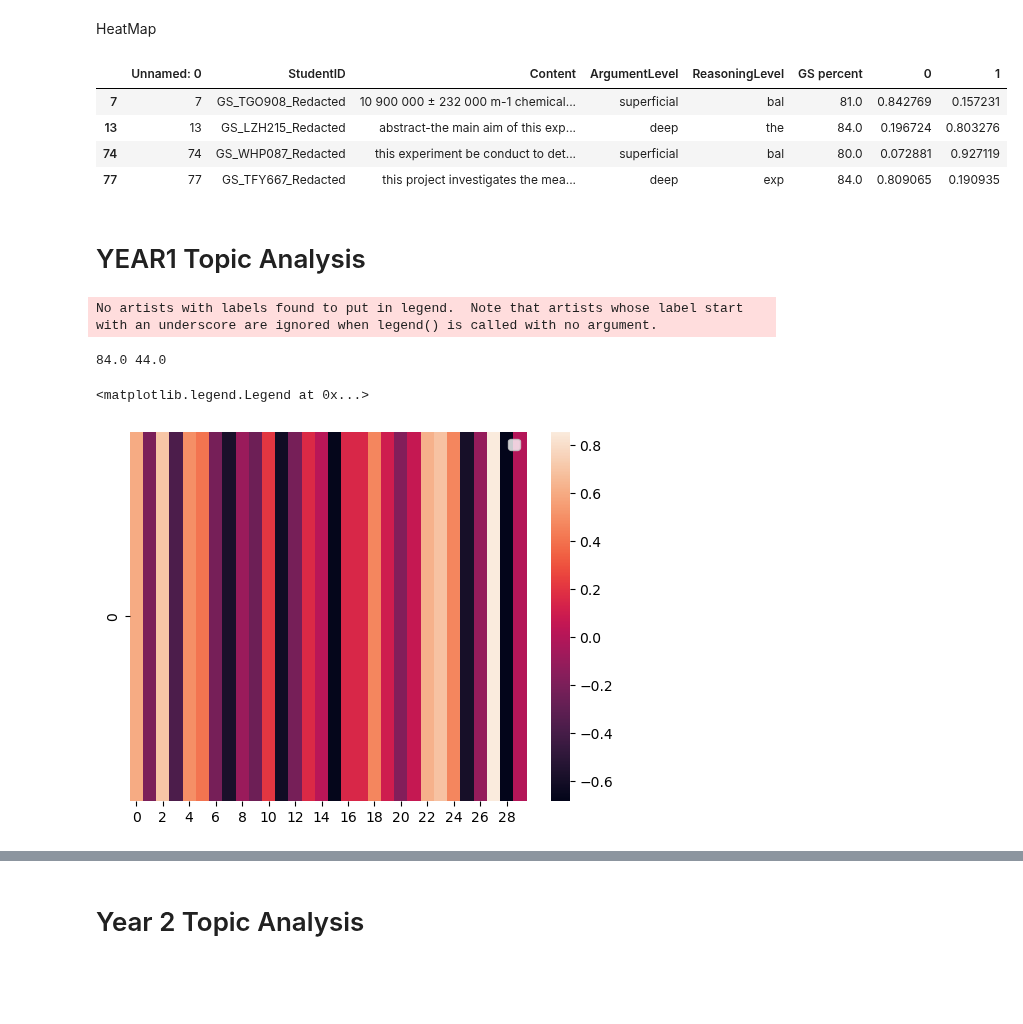
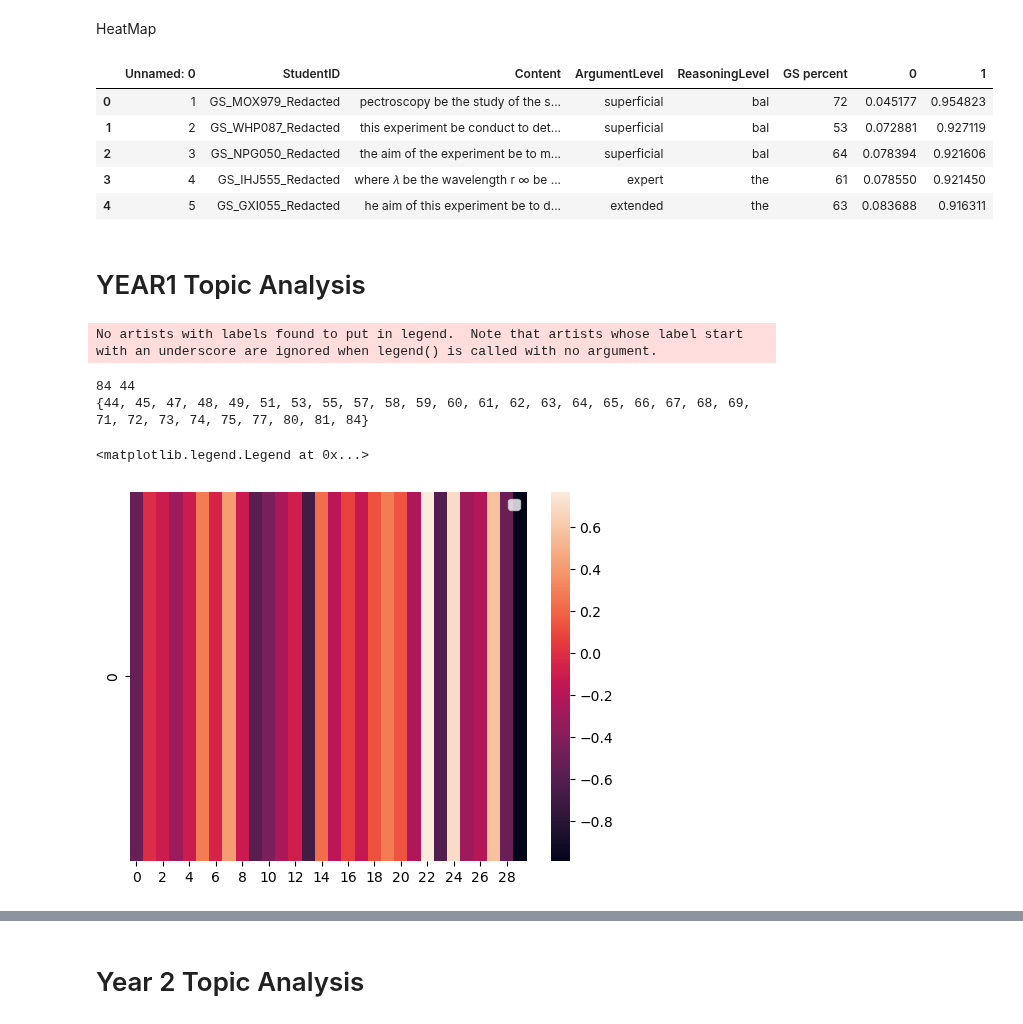
Before and after one commit to jiayang-zhang/nlp-physicseducation, a Jupyter notebook: sankey-heatmap.ipynb, the cells around one changed output, grey strips where cells are left out. Saved outputs shown, nothing was run; the diff lists cells and outputs as text; code cells hidden in the pictures; blank space fills up the shorter version.

```diff
--- a/sankey-heatmap.ipynb
+++ b/sankey-heatmap.ipynb
@@ -83,15 +83,16 @@ import matplotlib.pyplot as plt
 # %%
 csv_path_y1 = 'outputs/LDA_weights_grades_df_year1.csv'
 csv_path_y2 = 'outputs/LDA_weights_grades_df_year2.csv'
 df_y1 = pd.read_csv(csv_path_y1)
 df_y2 = pd.read_csv(csv_path_y2)
-df.head()
+df_y1.head()
 # %% [output]
 |  | Unnamed: 0 | StudentID | Content | ArgumentLevel | ReasoningLevel | GS percent | 0 | 1 |
-| 7 | 7 | GS_TGO908_Redacted | 10 900 000 ± 232 000 m-1 chemical... | superficial | bal | 81.0 | 0.842769 | 0.157231 |
-| 13 | 13 | GS_LZH215_Redacted | abstract-the main aim of this exp... | deep | the | 84.0 | 0.196724 | 0.803276 |
-| 74 | 74 | GS_WHP087_Redacted | this experiment be conduct to det... | superficial | bal | 80.0 | 0.072881 | 0.927119 |
-| 77 | 77 | GS_TFY667_Redacted | this project investigates the mea... | deep | exp | 84.0 | 0.809065 | 0.190935 |
+| 0 | 1 | GS_MOX979_Redacted | pectroscopy be the study of the s... | superficial | bal | 72 | 0.045177 | 0.954823 |
+| 1 | 2 | GS_WHP087_Redacted | this experiment be conduct to det... | superficial | bal | 53 | 0.072881 | 0.927119 |
+| 2 | 3 | GS_NPG050_Redacted | the aim of the experiment be to m... | superficial | bal | 64 | 0.078394 | 0.921606 |
+| 3 | 4 | GS_IHJ555_Redacted | where 𝜆 be the wavelength r ∞ be ... | expert | the | 61 | 0.078550 | 0.921450 |
+| 4 | 5 | GS_GXI055_Redacted | he aim of this experiment be to d... | extended | the | 63 | 0.083688 | 0.916311 |
 # %% [markdown]
 # YEAR1 Topic Analysis
 # %%
@@ -102,7 +103,7 @@ print(max_grade, min_grade) # 决定采用区间 45 - 85, step size 1
 
 # merge grades
 list_grade = set(sorted(df_y1['GS percent']))
-# print(list_grade)
+print(list_grade)
 
 
 heatmap_x = []
@@ -132,7 +133,8 @@ seaborn.heatmap([heatmap_y_sum])
 plt.legend()
 # %% [output]
 No artists with labels found to put in legend.  Note that artists whose label start with an underscore are ignored when legend() is called with no argument.
-84.0 44.0
+84 44
+{44, 45, 47, 48, 49, 51, 53, 55, 57, 58, 59, 60, 61, 62, 63, 64, 65, 66, 67, 68, 69, 71, 72, 73, 74, 75, 77, 80, 81, 84}
 <matplotlib.legend.Legend at 0x...>
-[figure, old version]
+[figure, new version]
 # %%
```
Also changed, not shown: parts of 3 cells of this notebook, 2 other files.
